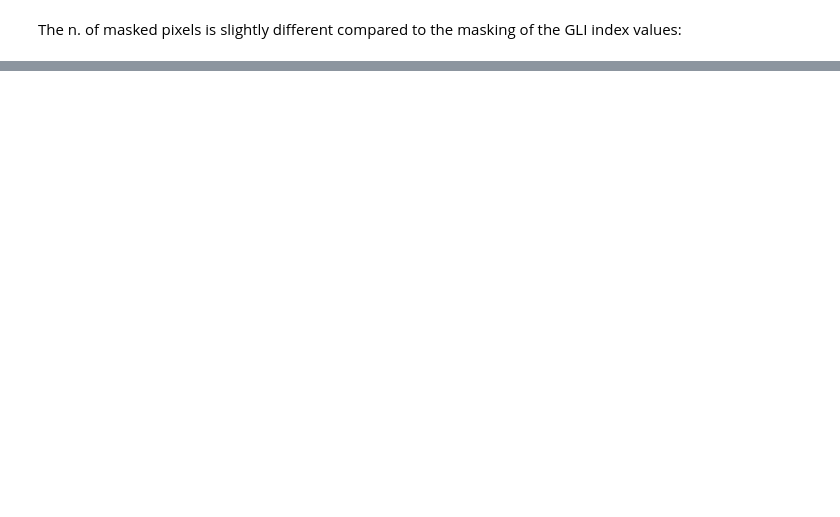
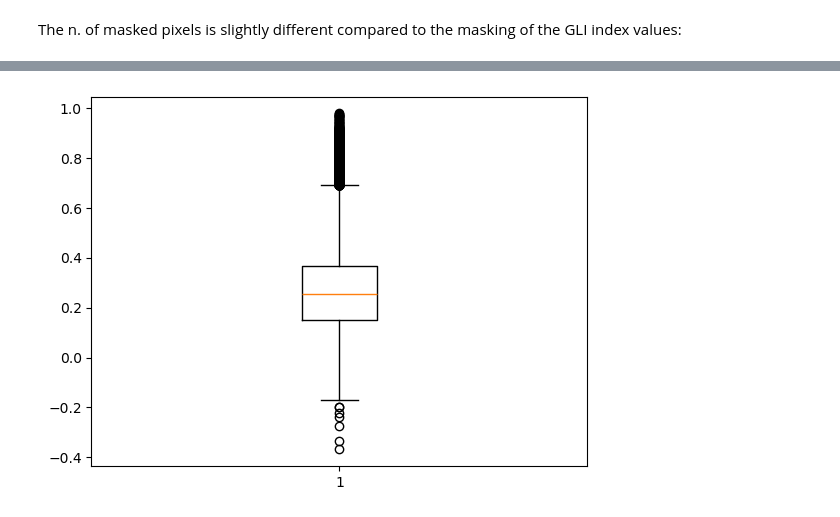
Before and after one commit to ne1s0n/paper-drone2report, a Jupyter notebook: scripts/index_values.ipynb, the cells around one changed output, grey strips where cells are left out. Saved outputs shown, nothing was run; the diff lists cells and outputs as text; code cells hidden in the pictures; blank space fills up the shorter version.

Commit message:
added: plots of distribution

```diff
--- a/scripts/index_values.ipynb
+++ b/scripts/index_values.ipynb
@@ -234,0 +393,2 @@ x.shape
+# %%
+x = np.ma.getdata(x)
@@ -237,0 +415,8 @@ plt.show()
+# %%
+# Creating plot
+plt.boxplot(x)
+
+# show plot
+plt.show()
+# %% [output]
+[figure, added]
```
Also changed, not shown: parts of 35 cells of this notebook.
